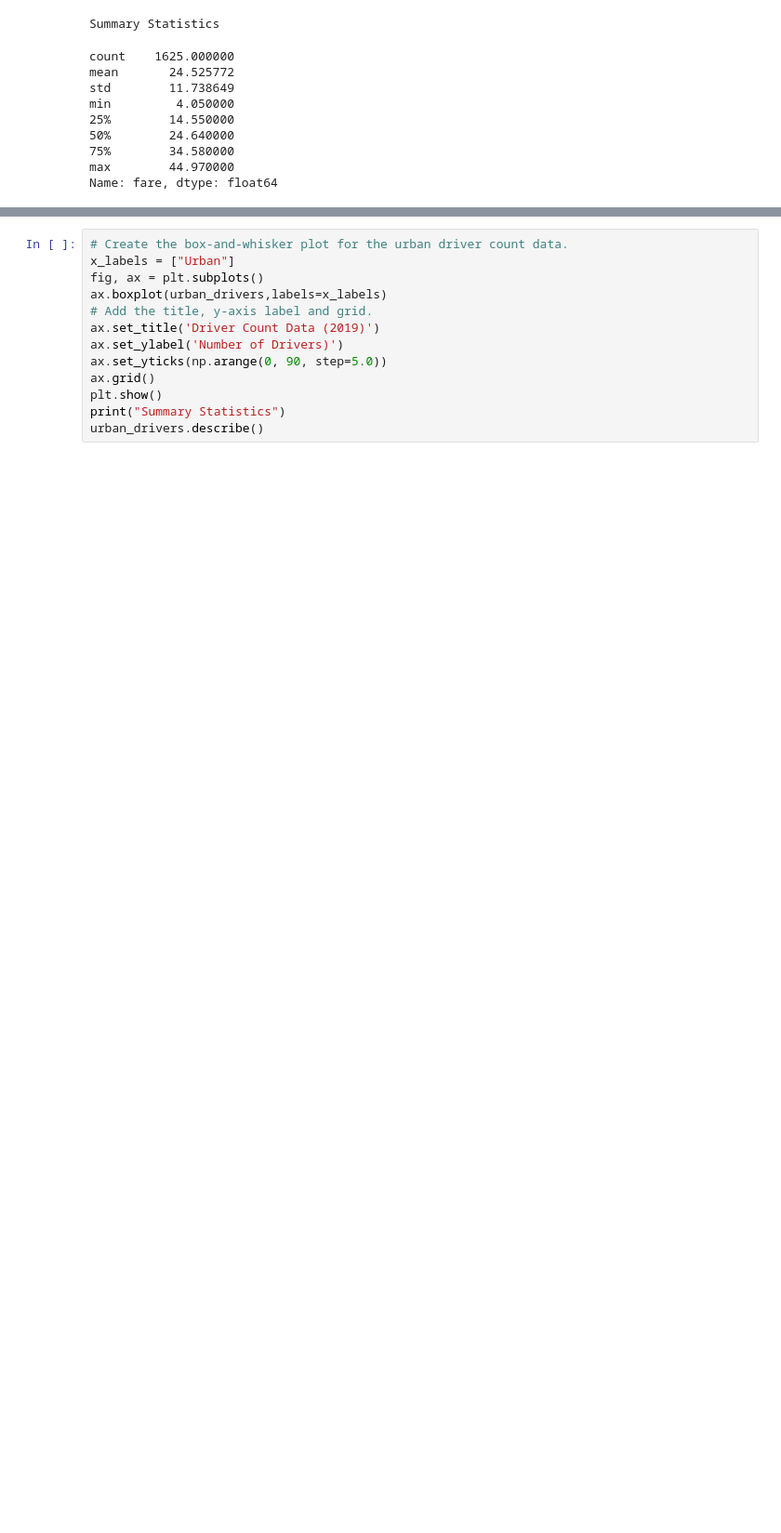
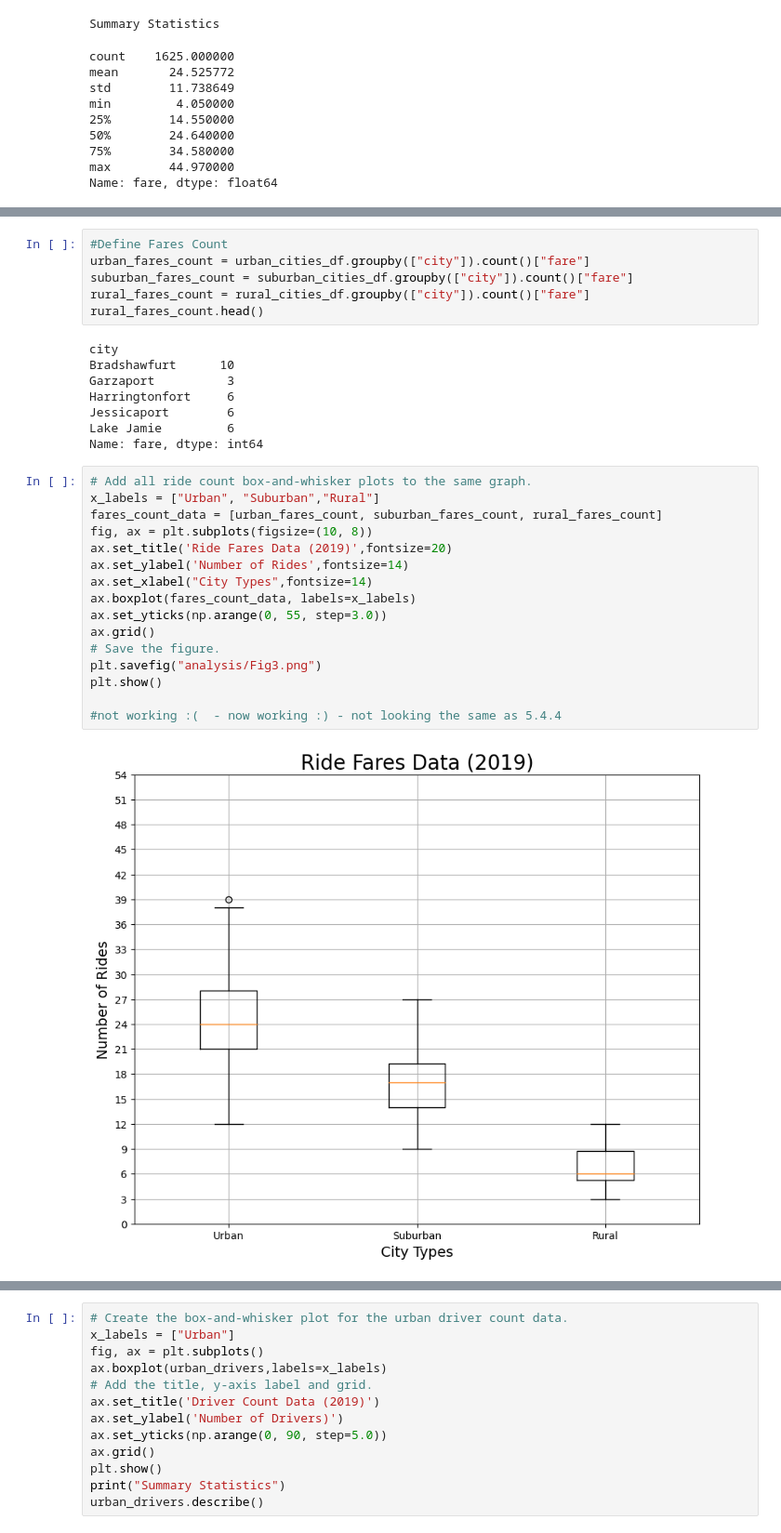
Before and after one commit to michelleacg/PyBer_Analysis, a Jupyter notebook: PyBer.ipynb, the cells around one changed output, grey strips where cells are left out. Shown: that part at 93% size. Saved outputs shown, nothing was run; the diff lists cells and outputs as text; blank space fills up the shorter version.

```diff
--- a/PyBer.ipynb
+++ b/PyBer.ipynb
@@ -682,0 +675,32 @@ NameError: name 'urban_fares_count' is not defined
+# %%
+#Define Fares Count
+urban_fares_count = urban_cities_df.groupby(["city"]).count()["fare"]
+suburban_fares_count = suburban_cities_df.groupby(["city"]).count()["fare"]
+rural_fares_count = rural_cities_df.groupby(["city"]).count()["fare"]
+rural_fares_count.head()
+# %% [output]
+city
+Bradshawfurt      10
+Garzaport          3
+Harringtonfort     6
+Jessicaport        6
+Lake Jamie         6
+Name: fare, dtype: int64
+# %%
+# Add all ride count box-and-whisker plots to the same graph.
+x_labels = ["Urban", "Suburban","Rural"]
+fares_count_data = [urban_fares_count, suburban_fares_count, rural_fares_count]
+fig, ax = plt.subplots(figsize=(10, 8))
+ax.set_title('Ride Fares Data (2019)',fontsize=20)
+ax.set_ylabel('Number of Rides',fontsize=14)
+ax.set_xlabel("City Types",fontsize=14)
+ax.boxplot(fares_count_data, labels=x_labels)
+ax.set_yticks(np.arange(0, 55, step=3.0))
+ax.grid()
+# Save the figure.
+plt.savefig("analysis/Fig3.png")
+plt.show()
+
+#not working :(  - now working :) - not looking the same as 5.4.4
+# %% [output]
+[figure, added]
```
Also changed, not shown: parts of 4 cells of this notebook, 2 other files.
